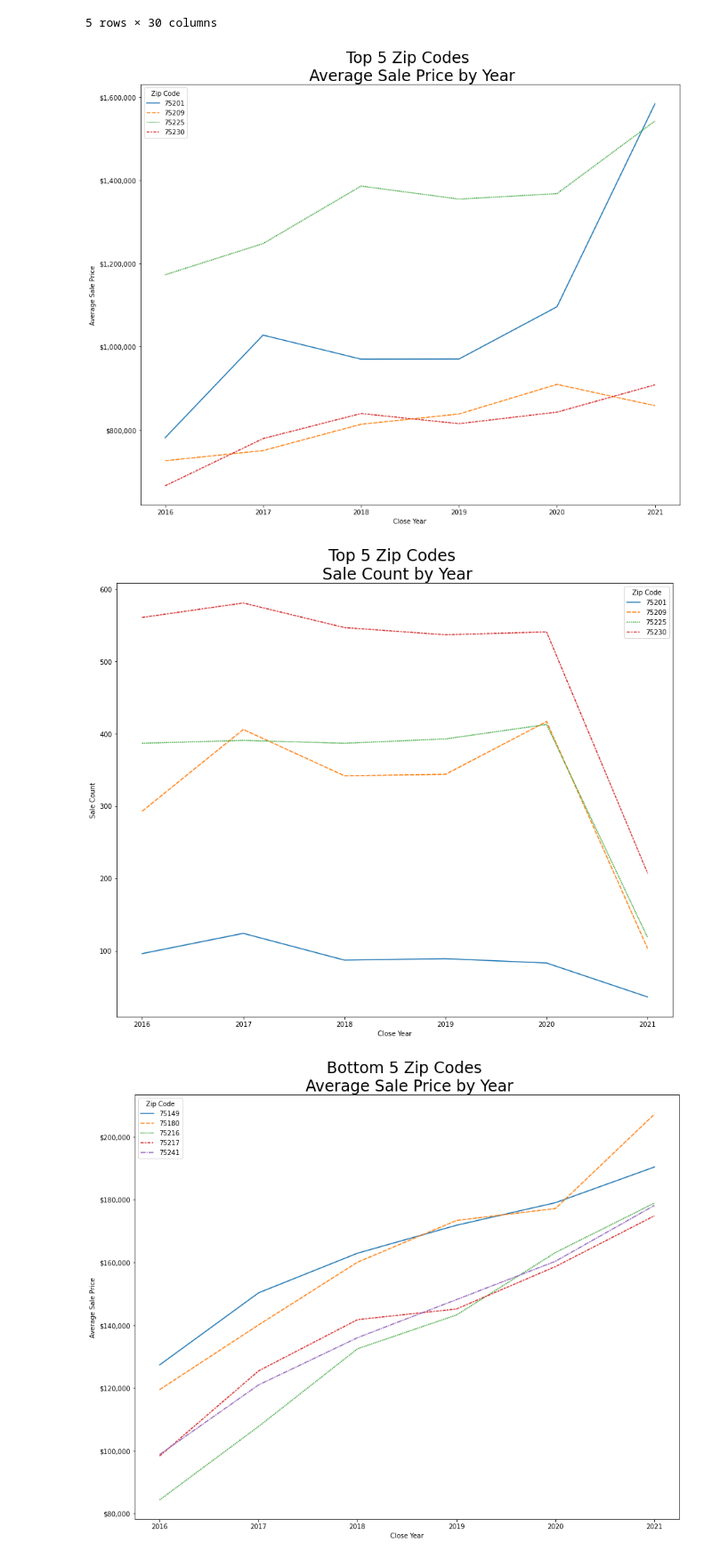
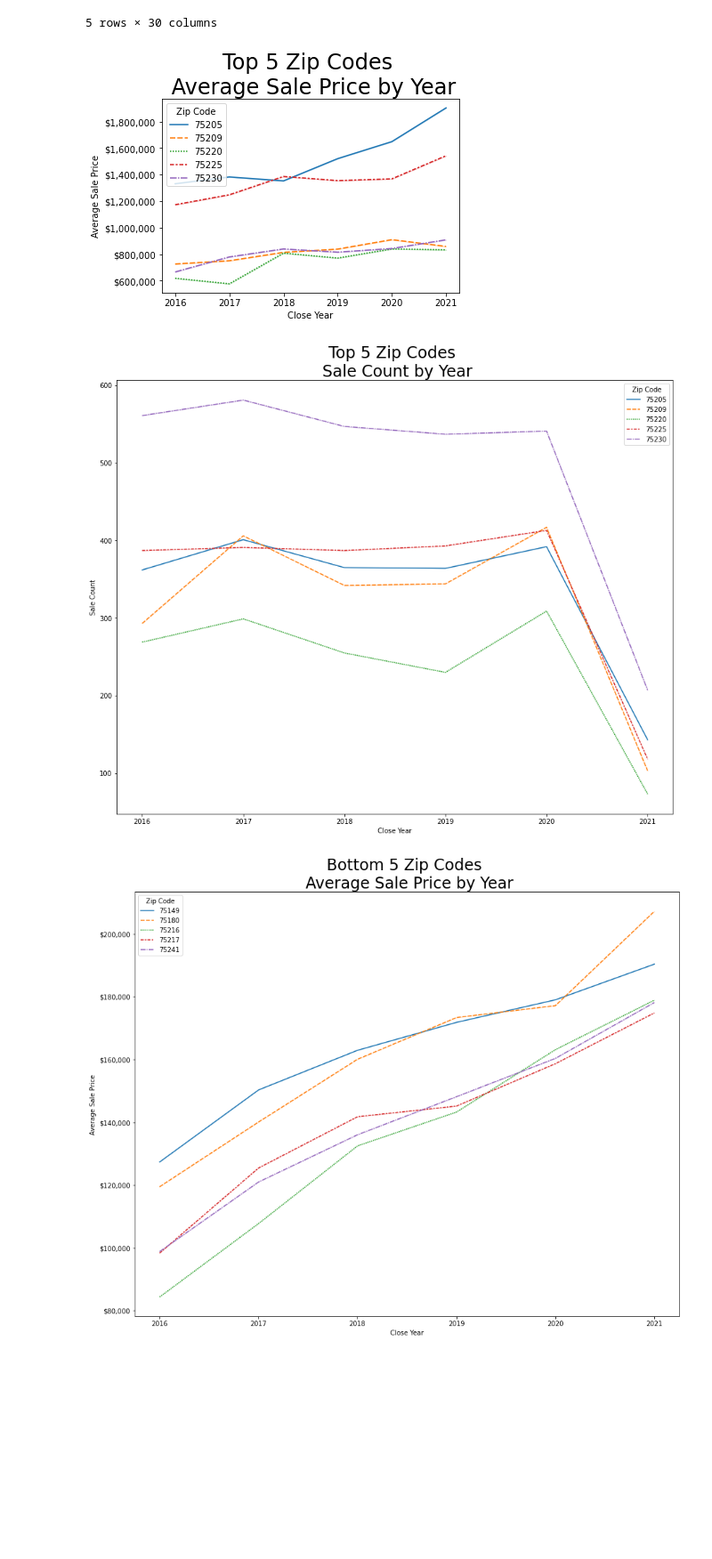
Before and after one commit to VicHug27/Project1, a Jupyter notebook: Nikki_ZipCodeAnalysis/ZipCode_Cleaning_Analysis.ipynb, the cells around one changed output. Shown: that part at 89% size. Drawn from its saved outputs; the diff is of its cells as text; code cells hidden in the pictures; blank space fills up the shorter version.

```diff
--- a/ZipCode_Cleaning_Analysis.ipynb
+++ b/Nikki_ZipCodeAnalysis/ZipCode_Cleaning_Analysis.ipynb
@@ -375,37 +374,37 @@ Top_Zip_df.head()
 # %%
 #plot top 5 performing zip code average sale price using seaborn
 
-Top_Zip_df = sold_mls_df.loc[sold_mls_df["Zip Code"].isin([75025,75225,75201,75209, 75230])]
+Top_Zip_df = sold_mls_df.loc[sold_mls_df["Zip Code"].isin([75205,75225,75220,75209, 75230])]
 
 df = Top_Zip_df[["City", "Zip Code", "Close Year", "Close Month", "Close Price" ]]
 
 order = df["Close Year"]
 
 df_wide = df.pivot_table(
     index="Close Year",
     columns='Zip Code',
     values='Close Price',
     aggfunc = "mean")
 
 df_wide = df_wide.reindex(order, axis=0)
 
-plt.figure(figsize=(15,12))
+#plt.figure(figsize=(15,12))
 ax = sns.lineplot(data=df_wide)
 
 #formatting
 plt.title ("Top 5 Zip Codes \n Average Sale Price by Year", size = 24)
 fmt = '${x:,.0f}'
 tick = mtick.StrMethodFormatter(fmt)
 ax.yaxis.set_major_formatter(tick)
 plt.ylabel("Average Sale Price")
 plt.savefig("TopZip_AverageSalePrice.png")
 plt.show()
 # %% [output]
-[figure, old version]
+[figure, new version]
 # %%
 #plot top 5 performing zip code sale counts using seaborn
 
-Top_Zip_df = sold_mls_df.loc[sold_mls_df["Zip Code"].isin([75025,75225,75201,75209, 75230])]
+Top_Zip_df = sold_mls_df.loc[sold_mls_df["Zip Code"].isin([75205,75225,75220,75209, 75230])]
 
 df = Top_Zip_df[["City", "Zip Code", "Close Year", "Close Month", "Close Price" ]]
 
@@ -426,7 +425,7 @@ plt.ylabel("Sale Count")
 plt.savefig("TopZip_SaleCount.png")
 plt.show()
 # %% [output]
-[figure, old version]
+[figure, new version]
 # %%
 #plot bottom 5 performing zip code average sale price
 
```
Also changed, not shown: parts of 13 cells of this notebook, 12 other files.
